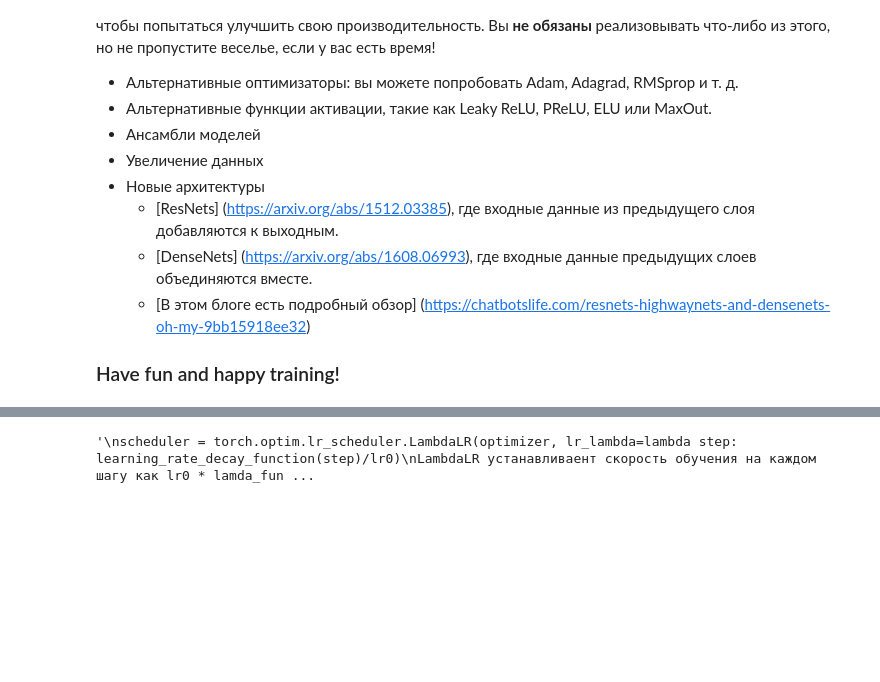
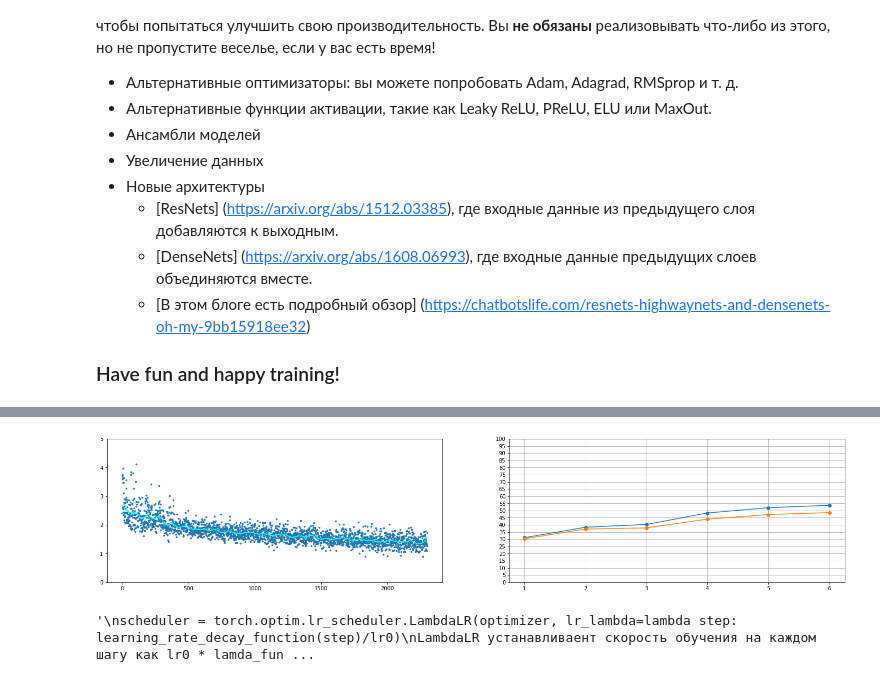
Before and after one commit to exp20/cs231n, a Jupyter notebook: assignment2/PyTorch.ipynb, the cells around one changed output, grey strips where cells are left out. Drawn from its saved outputs; the diff is of its cells as text; code cells hidden in the pictures; blank space fills up the shorter version.

```diff
--- a/assignment2/PyTorch.ipynb
+++ b/assignment2/PyTorch.ipynb
@@ -1142,0 +1535,5 @@ def training_loop(model, optimizer, loader_train, loader_val, loader_check_train
+# %%
+loss_history, train_acc_history, val_acc_history = models_info[sorted_keys[34]][-3::]
+plot_model_history(loss_history, train_acc_history, val_acc_history)
+# %% [output]
+[figure, added]
```
Also changed, not shown: parts of 25 cells of this notebook, 1 other file.
